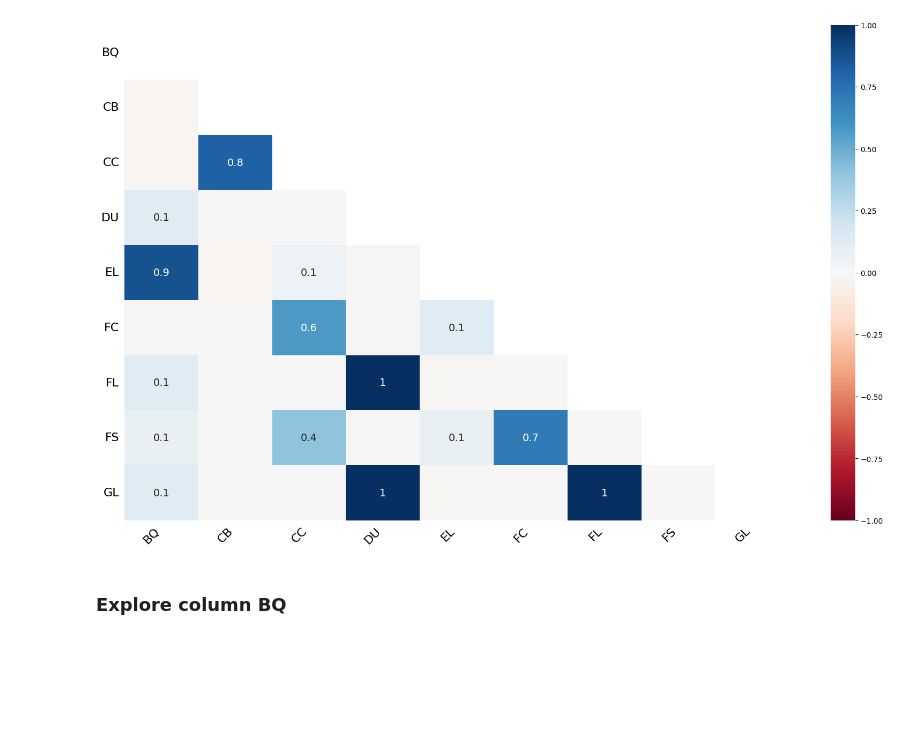
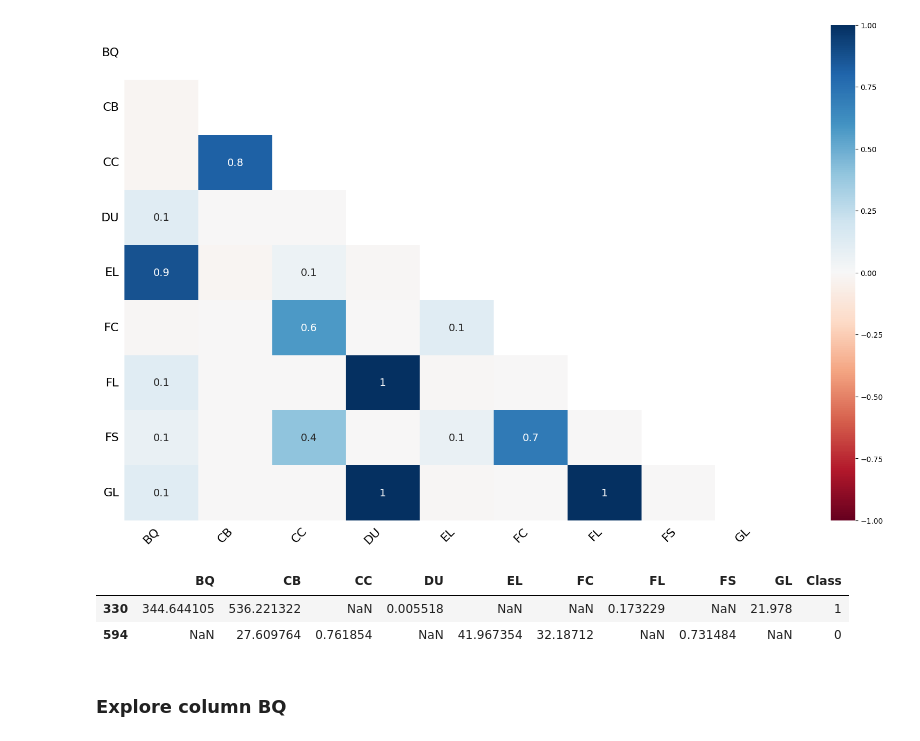
Before and after one commit to torayeff/icr-identify-age-related-conditions, a Jupyter notebook: src/EDA.ipynb, the cells around one changed output. Drawn from its saved outputs; the diff is of its cells as text; code cells hidden in the pictures; blank space fills up the shorter version.

```diff
--- a/src/EDA.ipynb
+++ b/src/EDA.ipynb
@@ -47,6 +48,16 @@ _ = msno.dendrogram(df[feature_columns])
 _ = msno.heatmap(df[feature_columns])
 # %% [output]
 [figure]
+# %%
+# show rows with most null values
+null_columns = df.columns[df.isnull().any()].tolist() + ["Class"]
+null_counts = df[null_columns].isnull().sum(axis=1)
+sorted_null_counts = null_counts.sort_values(ascending=False)
+df.loc[sorted_null_counts.index][null_columns].head(2)
+# %% [output]
+|  | BQ | CB | CC | DU | EL | FC | FL | FS | GL | Class |
+| 330 | 344.644105 | 536.221322 | NaN | 0.005518 | NaN | NaN | 0.173229 | NaN | 21.978 | 1 |
+| 594 | NaN | 27.609764 | 0.761854 | NaN | 41.967354 | 32.18712 | NaN | 0.731484 | NaN | 0 |
 # %% [markdown]
 ### Explore column BQ
 # %%
```
Also changed, not shown: parts of 4 cells of this notebook, 3 other files.
